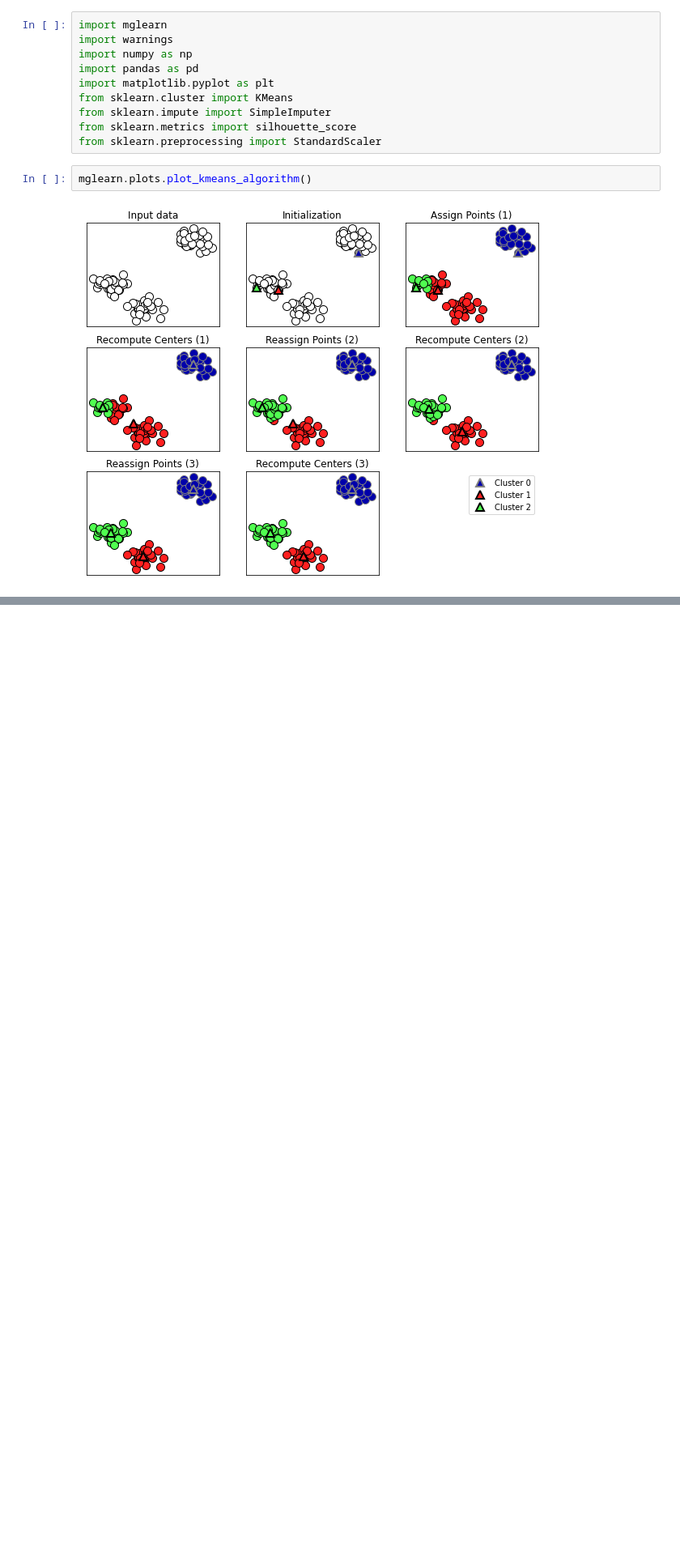
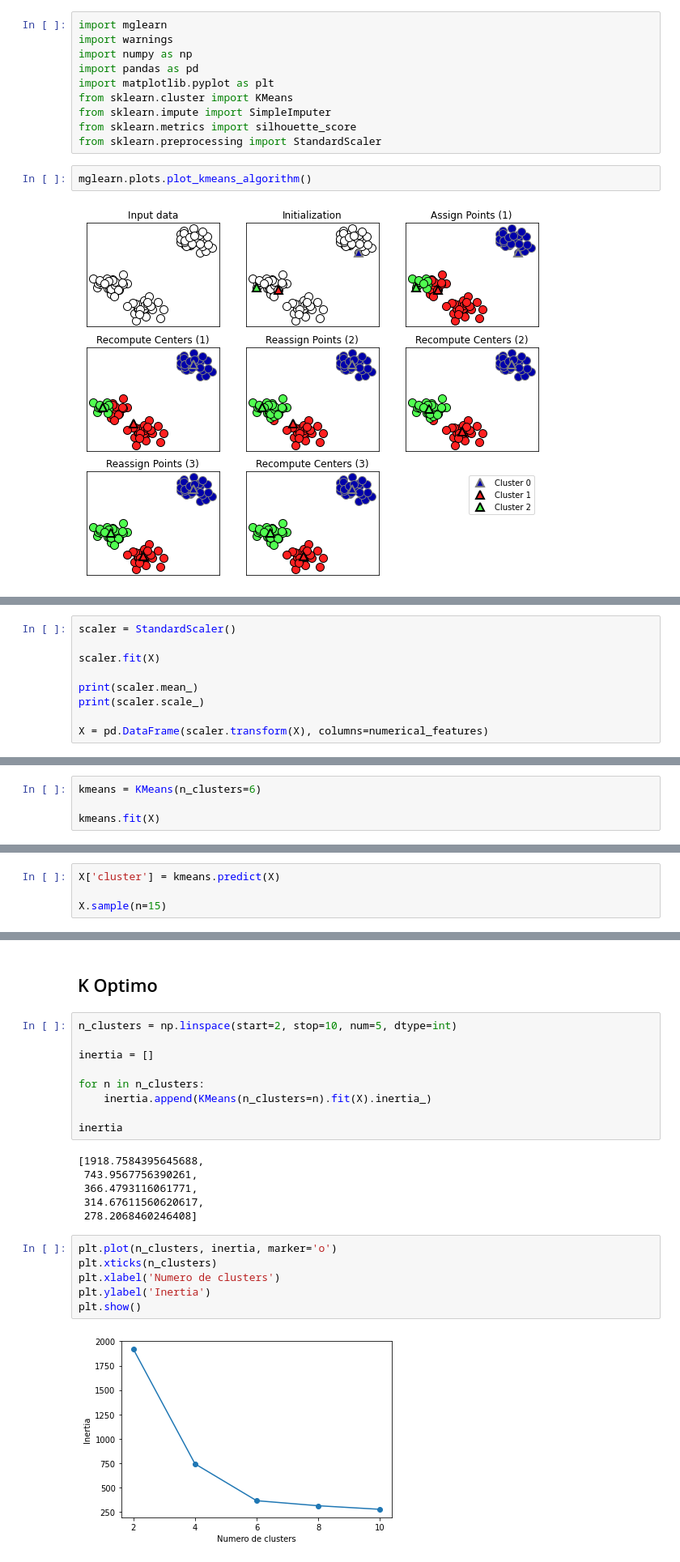
Before and after one commit to stivenlopezg/class-acamica, a Jupyter notebook: notebooks/k_means.ipynb, the cells around one changed output, grey strips where cells are left out. Shown at 81% size. Drawn from its saved outputs; the diff is of its cells as text; blank space fills up the shorter version.

Commit message:
[UPDATE] notebook de k-means

```diff
--- a/notebooks/k_means.ipynb
+++ b/notebooks/k_means.ipynb
@@ -57,0 +111,9 @@ auto.sample(4)
+# %%
+scaler = StandardScaler()
+
+scaler.fit(X)
+
+print(scaler.mean_)
+print(scaler.scale_)
+
+X = pd.DataFrame(scaler.transform(X), columns=numerical_features)
@@ -57,0 +143,4 @@ auto.sample(4)
+# %%
+kmeans = KMeans(n_clusters=6)
+
+kmeans.fit(X)
@@ -57,0 +164,4 @@ auto.sample(4)
+# %%
+X['cluster'] = kmeans.predict(X)
+
+X.sample(n=15)
@@ -57,0 +199,25 @@ auto.sample(4)
+# %% [markdown]
+## K Optimo
+# %%
+n_clusters = np.linspace(start=2, stop=10, num=5, dtype=int)
+
+inertia = []
+
+for n in n_clusters:
+    inertia.append(KMeans(n_clusters=n).fit(X).inertia_)
+
+inertia
+# %% [output]
+[1918.7584395645688,
+ 743.9567756390261,
+ 366.4793116061771,
+ 314.67611560620617,
+ 278.2068460246408]
+# %%
+plt.plot(n_clusters, inertia, marker='o')
+plt.xticks(n_clusters)
+plt.xlabel('Numero de clusters')
+plt.ylabel('Inertia')
+plt.show()
+# %% [output]
+[figure, added]
```
Also changed, not shown: parts of 19 cells of this notebook.
